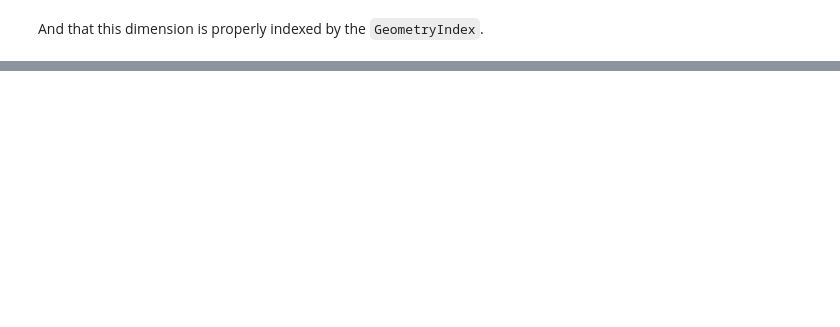
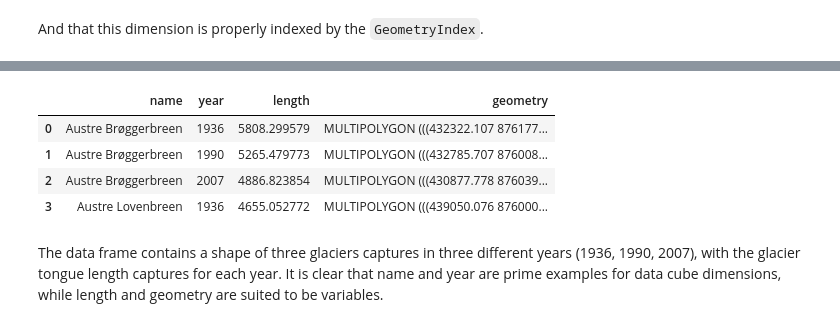
Before and after one commit to xarray-contrib/xvec, a Jupyter notebook: doc/source/intro.ipynb, the cells around one changed output, grey strips where cells are left out. Cells and saved outputs as stored; diff of their text form; code cells hidden in the pictures; blank space fills up the shorter version.

```diff
--- a/doc/source/intro.ipynb
+++ b/doc/source/intro.ipynb
@@ -115,0 +126,11 @@ Coordinates:
+# %%
+glaciers_df = gpd.read_file("_static/svalbard_glaciers_subset.gpkg")
+glaciers_df.head(4)
+# %% [output]
+|  | name | year | length | geometry |
+| 0 | Austre Brøggerbreen | 1936 | 5808.299579 | MULTIPOLYGON (((432322.107 876177... |
+| 1 | Austre Brøggerbreen | 1990 | 5265.479773 | MULTIPOLYGON (((432785.707 876008... |
+| 2 | Austre Brøggerbreen | 2007 | 4886.823854 | MULTIPOLYGON (((430877.778 876039... |
+| 3 | Austre Lovenbreen | 1936 | 4655.052772 | MULTIPOLYGON (((439050.076 876000... |
+# %% [markdown]
+The data frame contains a shape of three glaciers captures in three different years (1936, 1990, 2007), with the glacier tongue length captures for each year. It is clear that name and year are prime examples for data cube dimensions, while length and geometry are suited to be variables.
```
Also changed, not shown: parts of 15 cells of this notebook, 1 other file.
